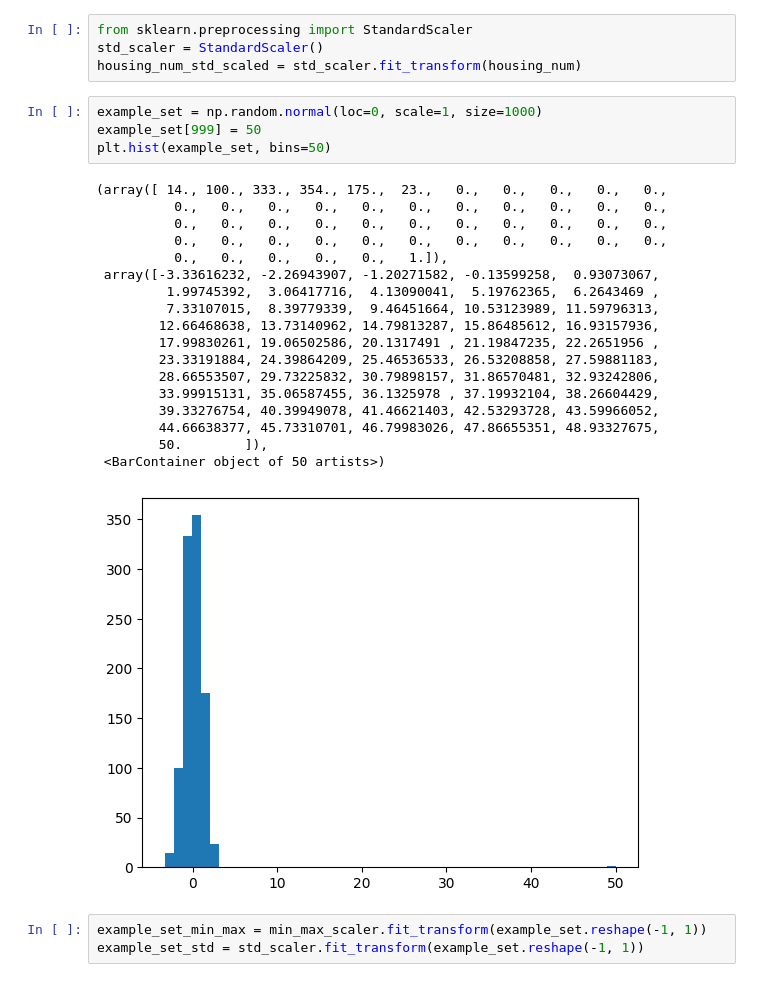
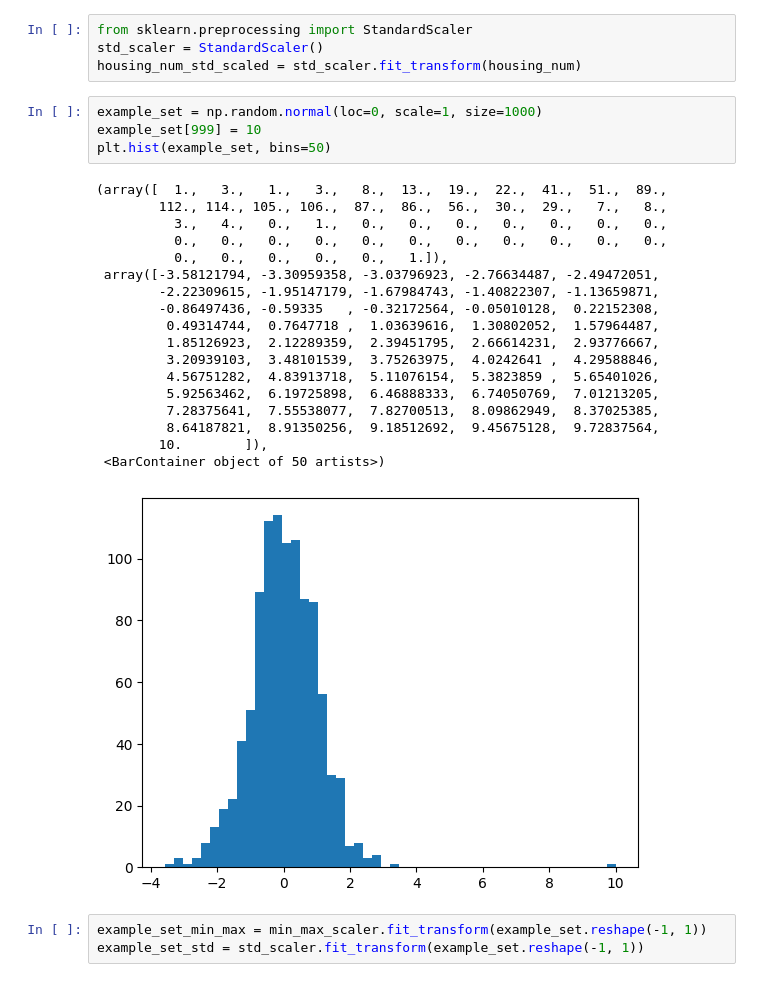
Before and after one commit to amirgholizad/hands-on_ml, a Jupyter notebook: temp.ipynb, the cells around one changed output. Cells and saved outputs as stored; diff of their text form.

```diff
--- a/temp.ipynb
+++ b/temp.ipynb
@@ -254,27 +254,27 @@ std_scaler = StandardScaler()
 housing_num_std_scaled = std_scaler.fit_transform(housing_num)
 # %%
 example_set = np.random.normal(loc=0, scale=1, size=1000)
-example_set[999] = 50
+example_set[999] = 10
 plt.hist(example_set, bins=50)
 # %% [output]
-(array([ 14., 100., 333., 354., 175.,  23.,   0.,   0.,   0.,   0.,   0.,
-          0.,   0.,   0.,   0.,   0.,   0.,   0.,   0.,   0.,   0.,   0.,
-          0.,   0.,   0.,   0.,   0.,   0.,   0.,   0.,   0.,   0.,   0.,
+(array([  1.,   3.,   1.,   3.,   8.,  13.,  19.,  22.,  41.,  51.,  89.,
+        112., 114., 105., 106.,  87.,  86.,  56.,  30.,  29.,   7.,   8.,
+          3.,   4.,   0.,   1.,   0.,   0.,   0.,   0.,   0.,   0.,   0.,
           0.,   0.,   0.,   0.,   0.,   0.,   0.,   0.,   0.,   0.,   0.,
           0.,   0.,   0.,   0.,   0.,   1.]),
- array([-3.33616232, -2.26943907, -1.20271582, -0.13599258,  0.93073067,
-         1.99745392,  3.06417716,  4.13090041,  5.19762365,  6.2643469 ,
-         7.33107015,  8.39779339,  9.46451664, 10.53123989, 11.59796313,
-        12.66468638, 13.73140962, 14.79813287, 15.86485612, 16.93157936,
-        17.99830261, 19.06502586, 20.1317491 , 21.19847235, 22.2651956 ,
-        23.33191884, 24.39864209, 25.46536533, 26.53208858, 27.59881183,
-        28.66553507, 29.73225832, 30.79898157, 31.86570481, 32.93242806,
-        33.99915131, 35.06587455, 36.1325978 , 37.19932104, 38.26604429,
-        39.33276754, 40.39949078, 41.46621403, 42.53293728, 43.59966052,
-        44.66638377, 45.73310701, 46.79983026, 47.86655351, 48.93327675,
-        50.        ]),
+ array([-3.58121794, -3.30959358, -3.03796923, -2.76634487, -2.49472051,
+        -2.22309615, -1.95147179, -1.67984743, -1.40822307, -1.13659871,
+        -0.86497436, -0.59335   , -0.32172564, -0.05010128,  0.22152308,
+         0.49314744,  0.7647718 ,  1.03639616,  1.30802052,  1.57964487,
+         1.85126923,  2.12289359,  2.39451795,  2.66614231,  2.93776667,
+         3.20939103,  3.48101539,  3.75263975,  4.0242641 ,  4.29588846,
+         4.56751282,  4.83913718,  5.11076154,  5.3823859 ,  5.65401026,
+         5.92563462,  6.19725898,  6.46888333,  6.74050769,  7.01213205,
+         7.28375641,  7.55538077,  7.82700513,  8.09862949,  8.37025385,
+         8.64187821,  8.91350256,  9.18512692,  9.45675128,  9.72837564,
+        10.        ]),
  <BarContainer object of 50 artists>)
-[figure, old version]
+[figure, new version]
 # %%
 example_set_min_max = min_max_scaler.fit_transform(example_set.reshape(-1, 1))
 example_set_std = std_scaler.fit_transform(example_set.reshape(-1, 1))
```
Also changed, not shown: parts of 8 cells of this notebook, 1 other file.
